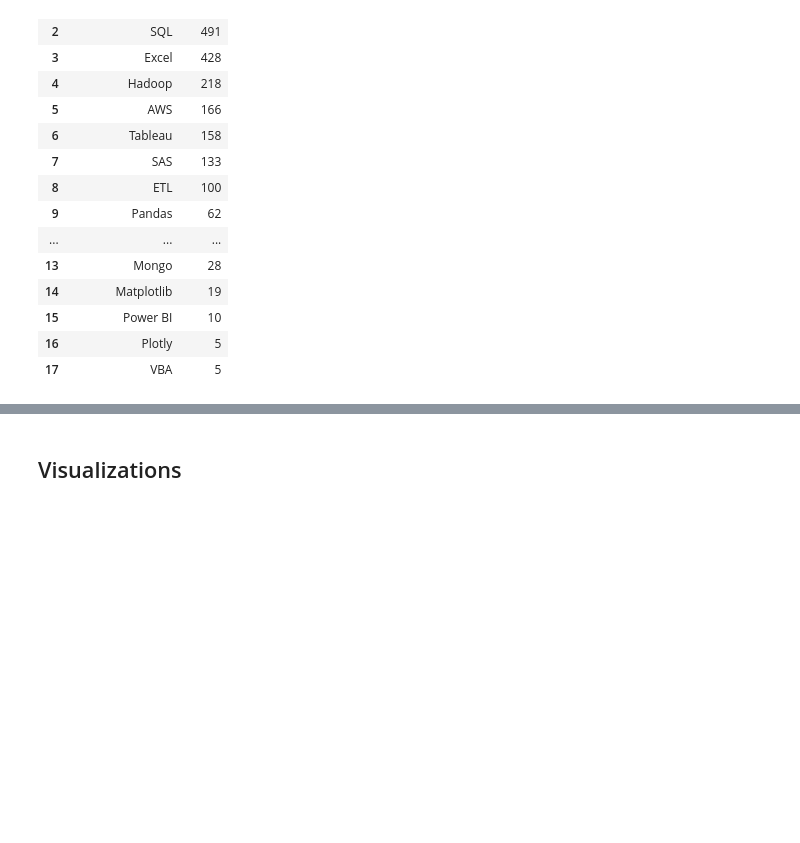
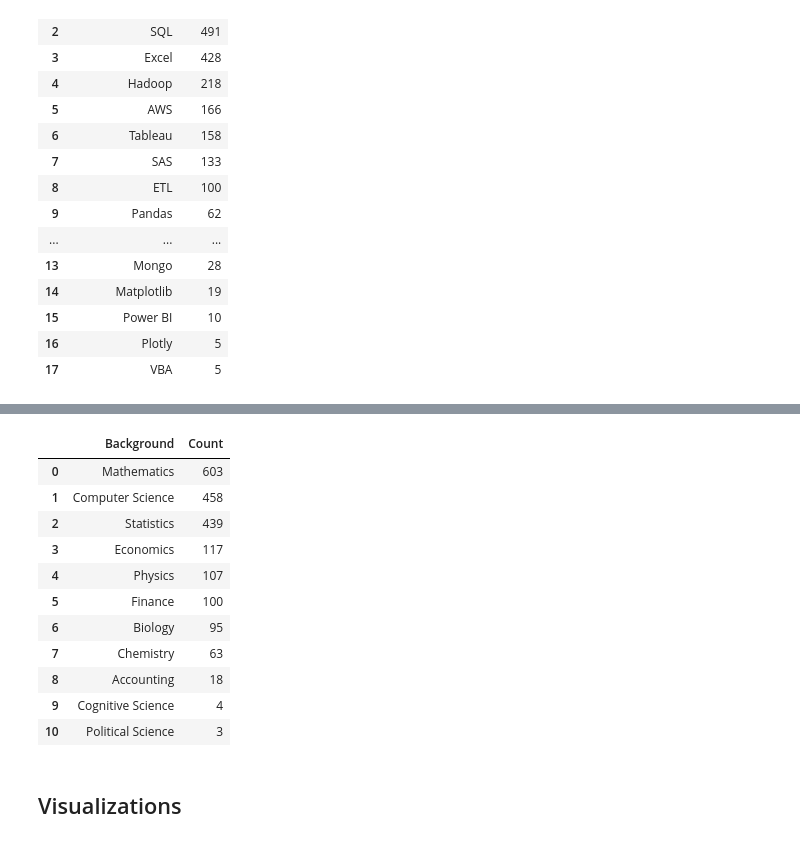
Before and after one commit to ChrNg404/Data_Science_ETL_Project, a Jupyter notebook: Visualizations/data_science_jobs_analysis.ipynb, the cells around one changed output, grey strips where cells are left out. Cells and saved outputs as stored; diff of their text form; code cells hidden in the pictures; blank space fills up the shorter version.

```diff
--- a/Visualizations/data_science_jobs_analysis.ipynb
+++ b/Visualizations/data_science_jobs_analysis.ipynb
@@ -580,3 +634,21 @@ keywords_df_reset
+# %%
+background_df = pd.DataFrame.from_dict(background, orient='index', columns=['Count']).sort_values(by='Count', ascending=False)
+background_df = background_df.drop(['Math', 'mathematics'])
+background_df = background_df.reset_index().rename(columns={'index': "Background"})
+background_df
+# %% [output]
+|  | Background | Count |
+| 0 | Mathematics | 603 |
+| 1 | Computer Science | 458 |
+| 2 | Statistics | 439 |
+| 3 | Economics | 117 |
+| 4 | Physics | 107 |
+| 5 | Finance | 100 |
+| 6 | Biology | 95 |
+| 7 | Chemistry | 63 |
+| 8 | Accounting | 18 |
+| 9 | Cognitive Science | 4 |
+| 10 | Political Science | 3 |
 # %% [markdown]
 ## Visualizations
 # %%
```
Also changed, not shown: parts of 8 cells of this notebook, 4 other files.
